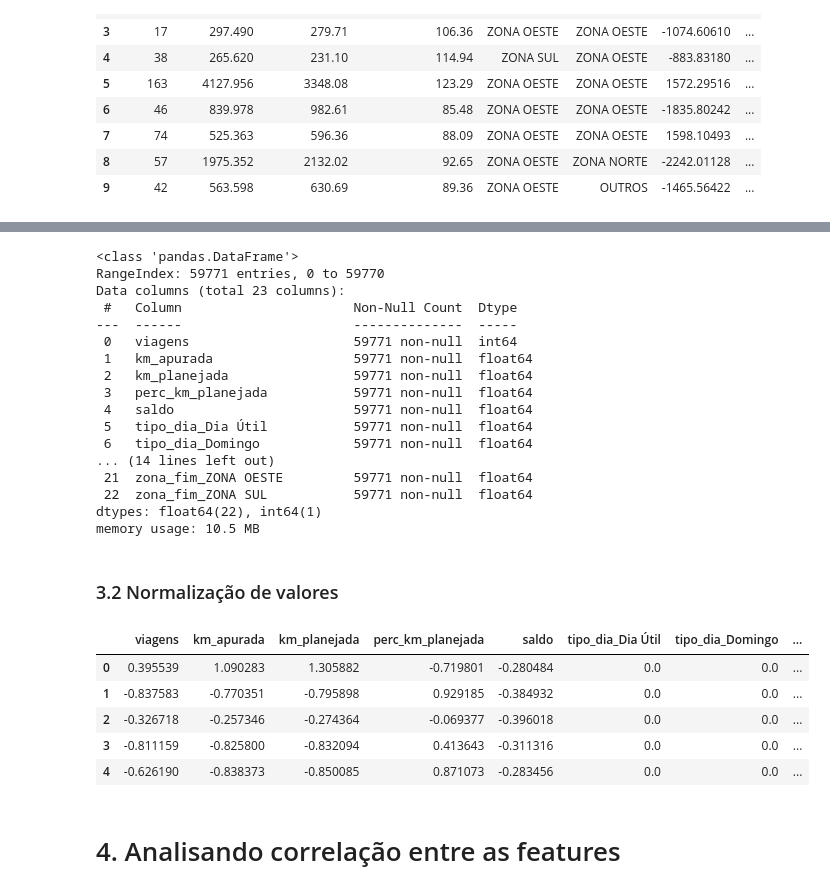
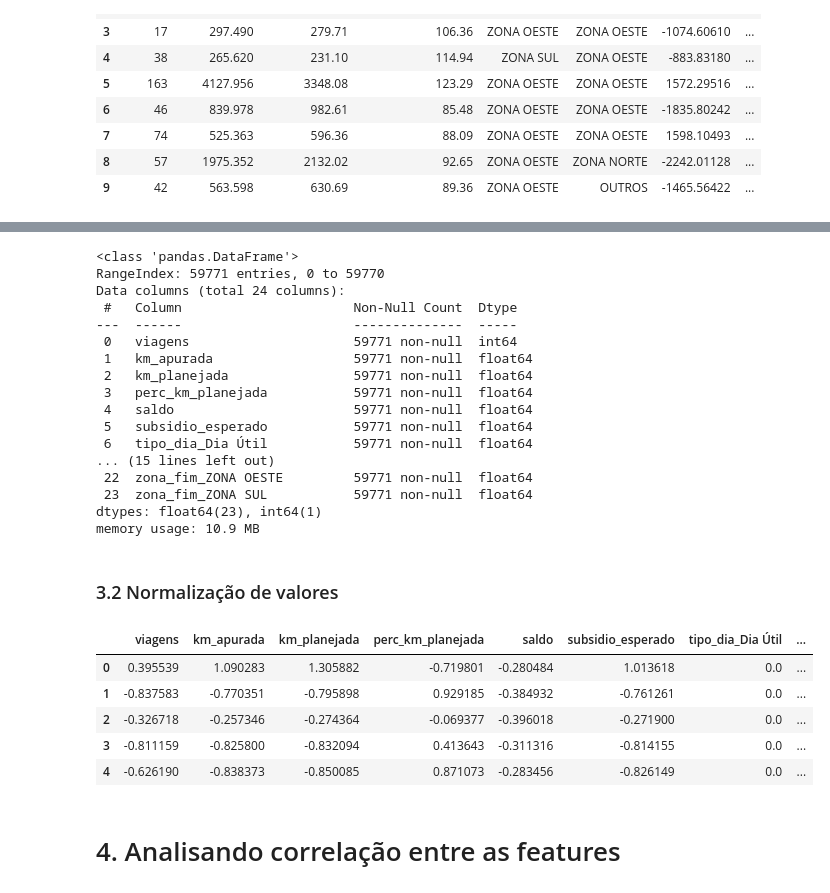
Before and after one commit to AntonioNazar/PS-2026.1, a Jupyter notebook: analise_faturamento_km.ipynb, the cells around one changed output, grey strips where cells are left out. Cells and saved outputs as stored; diff of their text form; code cells hidden in the pictures.

```diff
--- a/analise_faturamento_km.ipynb
+++ b/analise_faturamento_km.ipynb
@@ -297,7 +297,7 @@ df_ml.head()
 # %%
 # Seleção inicial de features (Remoção de variáveis que não fazem sentido para o treinamento)
 
-df_ml = df_ml[['tipo_dia','bairro_inicio','bairro_fim','viagens','km_apurada','km_planejada','perc_km_planejada','saldo']]
+df_ml = df_ml[['tipo_dia','bairro_inicio','bairro_fim','viagens','km_apurada','km_planejada','perc_km_planejada','saldo','subsidio_esperado']]
 
 df_ml.head()
 # %% [output]
@@ -492,7 +497,7 @@ df_ml.info()
 # %% [output]
 <class 'pandas.DataFrame'>
 RangeIndex: 59771 entries, 0 to 59770
-Data columns (total 23 columns):
+Data columns (total 24 columns):
  #   Column                      Non-Null Count  Dtype
 ---  ------                      --------------  -----
  0   viagens                     59771 non-null  int64
@@ -500,30 +505,30 @@ Data columns (total 23 columns):
  2   km_planejada                59771 non-null  float64
  3   perc_km_planejada           59771 non-null  float64
  4   saldo                       59771 non-null  float64
- 5   tipo_dia_Dia Útil           59771 non-null  float64
- 6   tipo_dia_Domingo            59771 non-null  float64
-... (14 lines left out)
- 21  zona_fim_ZONA OESTE         59771 non-null  float64
- 22  zona_fim_ZONA SUL           59771 non-null  float64
-dtypes: float64(22), int64(1)
-memory usage: 10.5 MB
+ 5   subsidio_esperado           59771 non-null  float64
+ 6   tipo_dia_Dia Útil           59771 non-null  float64
+... (15 lines left out)
+ 22  zona_fim_ZONA OESTE         59771 non-null  float64
+ 23  zona_fim_ZONA SUL           59771 non-null  float64
+dtypes: float64(23), int64(1)
+memory usage: 10.9 MB
 # %% [markdown]
 ### 3.2 Normalização de valores
 # %%
 scaler = StandardScaler()
 
-df_ml[['km_apurada','km_planejada','perc_km_planejada','saldo','viagens']] = scaler.fit_transform(
-    df_ml[['km_apurada','km_planejada','perc_km_planejada','saldo','viagens']]
+df_ml[['km_apurada','km_planejada','perc_km_planejada','saldo','viagens','subsidio_esperado']] = scaler.fit_transform(
+    df_ml[['km_apurada','km_planejada','perc_km_planejada','saldo','viagens','subsidio_esperado']]
 )
 
 df_ml.head()
 # %% [output]
-|  | viagens | km_apurada | km_planejada | perc_km_planejada | saldo | tipo_dia_Dia Útil | tipo_dia_Domingo | ... |
-| 0 | 0.395539 | 1.090283 | 1.305882 | -0.719801 | -0.280484 | 0.0 | 0.0 | ... |
-| 1 | -0.837583 | -0.770351 | -0.795898 | 0.929185 | -0.384932 | 0.0 | 0.0 | ... |
-| 2 | -0.326718 | -0.257346 | -0.274364 | -0.069377 | -0.396018 | 0.0 | 0.0 | ... |
-| 3 | -0.811159 | -0.825800 | -0.832094 | 0.413643 | -0.311316 | 0.0 | 0.0 | ... |
-| 4 | -0.626190 | -0.838373 | -0.850085 | 0.871073 | -0.283456 | 0.0 | 0.0 | ... |
+|  | viagens | km_apurada | km_planejada | perc_km_planejada | saldo | subsidio_esperado | tipo_dia_Dia Útil | ... |
+| 0 | 0.395539 | 1.090283 | 1.305882 | -0.719801 | -0.280484 | 1.013618 | 0.0 | ... |
+| 1 | -0.837583 | -0.770351 | -0.795898 | 0.929185 | -0.384932 | -0.761261 | 0.0 | ... |
+| 2 | -0.326718 | -0.257346 | -0.274364 | -0.069377 | -0.396018 | -0.271900 | 0.0 | ... |
+| 3 | -0.811159 | -0.825800 | -0.832094 | 0.413643 | -0.311316 | -0.814155 | 0.0 | ... |
+| 4 | -0.626190 | -0.838373 | -0.850085 | 0.871073 | -0.283456 | -0.826149 | 0.0 | ... |
 # %% [markdown]
 # 4. Analisando correlação entre as features
 # %%
```
Also changed, not shown: parts of 10 cells of this notebook.
